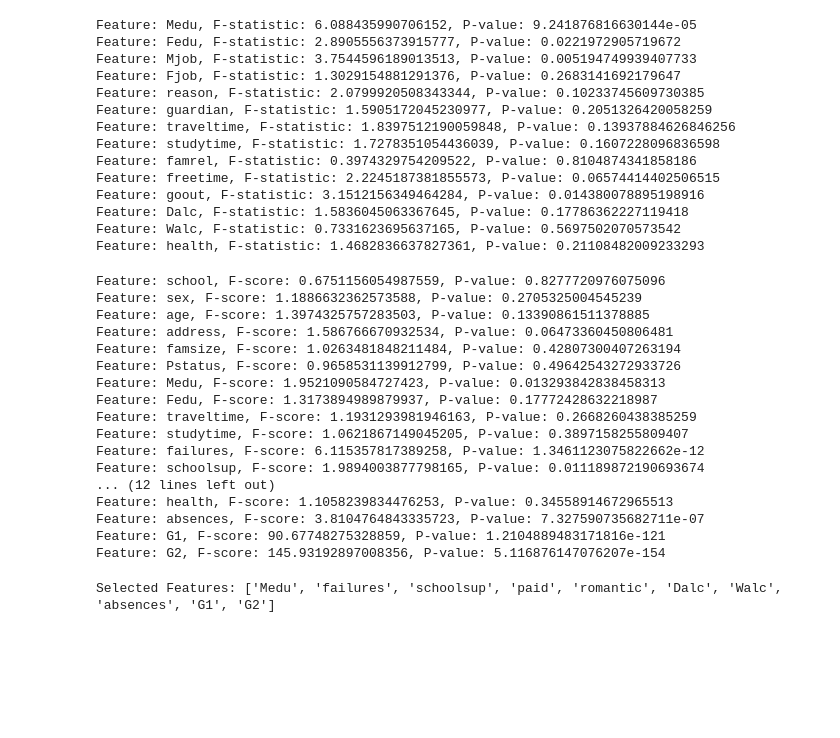
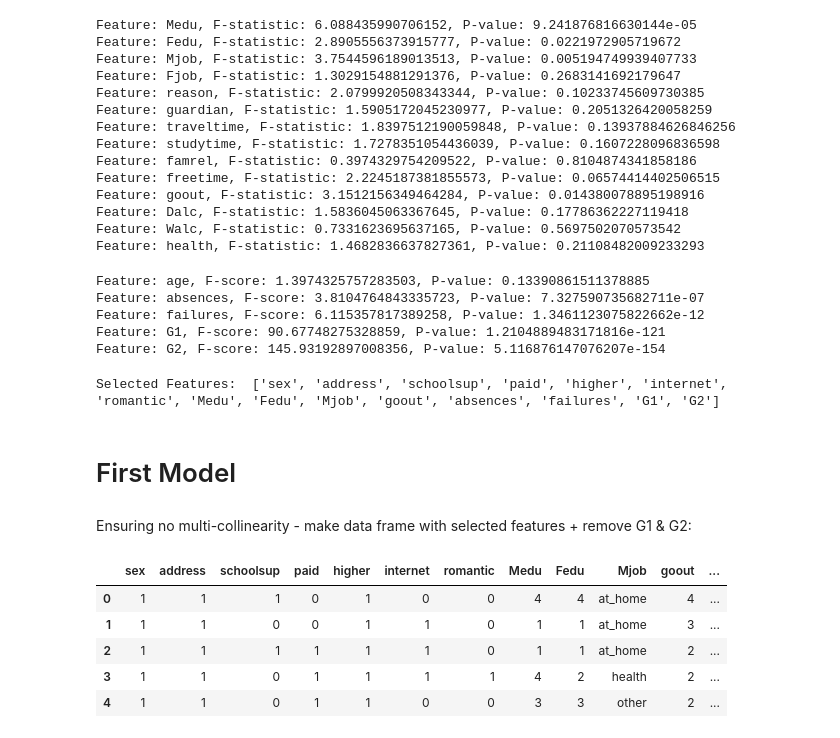
Before and after one commit to david-boules/SDS-CP015-student-performance-pred, a Jupyter notebook: notebooks/david-boules/david-cp15-math.ipynb, the cells around one changed output. Cells and saved outputs as stored; diff of their text form; code cells hidden in the pictures; blank space fills up the shorter version.

```diff
--- a/notebooks/david-boules/david-cp15-math.ipynb
+++ b/notebooks/david-boules/david-cp15-math.ipynb
@@ -476,0 +415,15 @@ y = df[target]
+# %%
+from scipy.stats import ttest_ind
+
+selected_features = []
+
+binary_variables = ['school', 'sex', 'address', 'famsize', 'Pstatus', 'schoolsup', 'famsup', 'paid', 'activities', 'nursery', 'higher', 'internet', 'romantic']
+for var in binary_variables:
+    group_0 = df[df[var] == 0][target]
+    group_1 = df[df[var] == 1][target]
+
+    t_stat, p_val = ttest_ind(group_0, group_1, equal_var=False)
+    if p_val < 0.05:
+        selected_features.append(var)
+
+    print(f"Binary Variable: {var}, T-statistic: {t_stat:.4f}, P-value: {p_val:.4e}")
@@ -498,37 +471,23 @@ Feature: Dalc, F-statistic: 1.5836045063367645, P-value: 0.17786362227119418
 Feature: Walc, F-statistic: 0.7331623695637165, P-value: 0.5697502070573542
 Feature: health, F-statistic: 1.4682836637827361, P-value: 0.21108482009233293
 # %%
-from sklearn.feature_selection import f_classif
+numerical_cols = ['age', 'absences', 'failures', 'G1', 'G2']
 
-# Filter numerical columns
-numerical_cols = X.select_dtypes(include=[np.number]).columns
-
-# Perform F-Test
 f_scores, p_values = f_classif(X[numerical_cols], y)
 
-# Display results
 for col, f_score, p_value in zip(numerical_cols, f_scores, p_values):
+    if p_value < 0.05:
+        selected_features.append(col)
     print(f"Feature: {col}, F-score: {f_score}, P-value: {p_value}")
 # %% [output]
-Feature: school, F-score: 0.6751156054987559, P-value: 0.8277720976075096
-Feature: sex, F-score: 1.1886632362573588, P-value: 0.2705325004545239
 Feature: age, F-score: 1.3974325757283503, P-value: 0.13390861511378885
-Feature: address, F-score: 1.586766670932534, P-value: 0.06473360450806481
-Feature: famsize, F-score: 1.0263481848211484, P-value: 0.42807300407263194
-Feature: Pstatus, F-score: 0.9658531139912799, P-value: 0.49642543272933726
-Feature: Medu, F-score: 1.9521090584727423, P-value: 0.013293842838458313
-Feature: Fedu, F-score: 1.3173894989879937, P-value: 0.17772428632218987
-Feature: traveltime, F-score: 1.1931293981946163, P-value: 0.2668260438385259
-Feature: studytime, F-score: 1.0621867149045205, P-value: 0.3897158255809407
+Feature: absences, F-score: 3.8104764843335723, P-value: 7.327590735682711e-07
 Feature: failures, F-score: 6.115357817389258, P-value: 1.3461123075822662e-12
-Feature: schoolsup, F-score: 1.9894003877798165, P-value: 0.011189872190693674
-... (12 lines left out)
-Feature: health, F-score: 1.1058239834476253, P-value: 0.34558914672965513
-Feature: absences, F-score: 3.8104764843335723, P-value: 7.327590735682711e-07
 Feature: G1, F-score: 90.67748275328859, P-value: 1.2104889483171816e-121
 Feature: G2, F-score: 145.93192897008356, P-value: 5.116876147076207e-154
 # %%
-selected_features = [col for col, p_value in zip(numerical_cols, p_values) if p_value < 0.05]
-print("Selected Features:", selected_features)
+print("Selected Features: ", selected_features)
 # %% [output]
-Selected Features: ['Medu', 'failures', 'schoolsup', 'paid', 'romantic', 'Dalc', 'Walc', 'absences', 'G1', 'G2']
+Selected Features:  ['sex', 'address', 'schoolsup', 'paid', 'higher', 'internet', 'romantic', 'Medu', 'Fedu', 'Mjob', 'goout', 'absences', 'failures', 'G1', 'G2']
+# %% [markdown]
+# First Model
@@ -534,0 +498,13 @@ Selected Features: ['Medu', 'failures', 'schoolsup', 'paid', 'romantic', 'Dalc',
+# %% [markdown]
+Ensuring no multi-collinearity - make data frame with selected features + remove G1 & G2:
+# %%
+df_sfeatures = df[selected_features]
+df_sfeatures_wo_G1_G2 = df_sfeatures.drop(columns=['G1', 'G2'])
+df_sfeatures_wo_G1_G2.head()
+# %% [output]
+|  | sex | address | schoolsup | paid | higher | internet | romantic | Medu | Fedu | Mjob | goout | ... |
+| 0 | 1 | 1 | 1 | 0 | 1 | 0 | 0 | 4 | 4 | at_home | 4 | ... |
+| 1 | 1 | 1 | 0 | 0 | 1 | 1 | 0 | 1 | 1 | at_home | 3 | ... |
+| 2 | 1 | 1 | 1 | 1 | 1 | 1 | 0 | 1 | 1 | at_home | 2 | ... |
+| 3 | 1 | 1 | 0 | 1 | 1 | 1 | 1 | 4 | 2 | health | 2 | ... |
+| 4 | 1 | 1 | 0 | 1 | 1 | 0 | 0 | 3 | 3 | other | 2 | ... |
```
Also changed, not shown: parts of 52 cells of this notebook, 1 other file.
